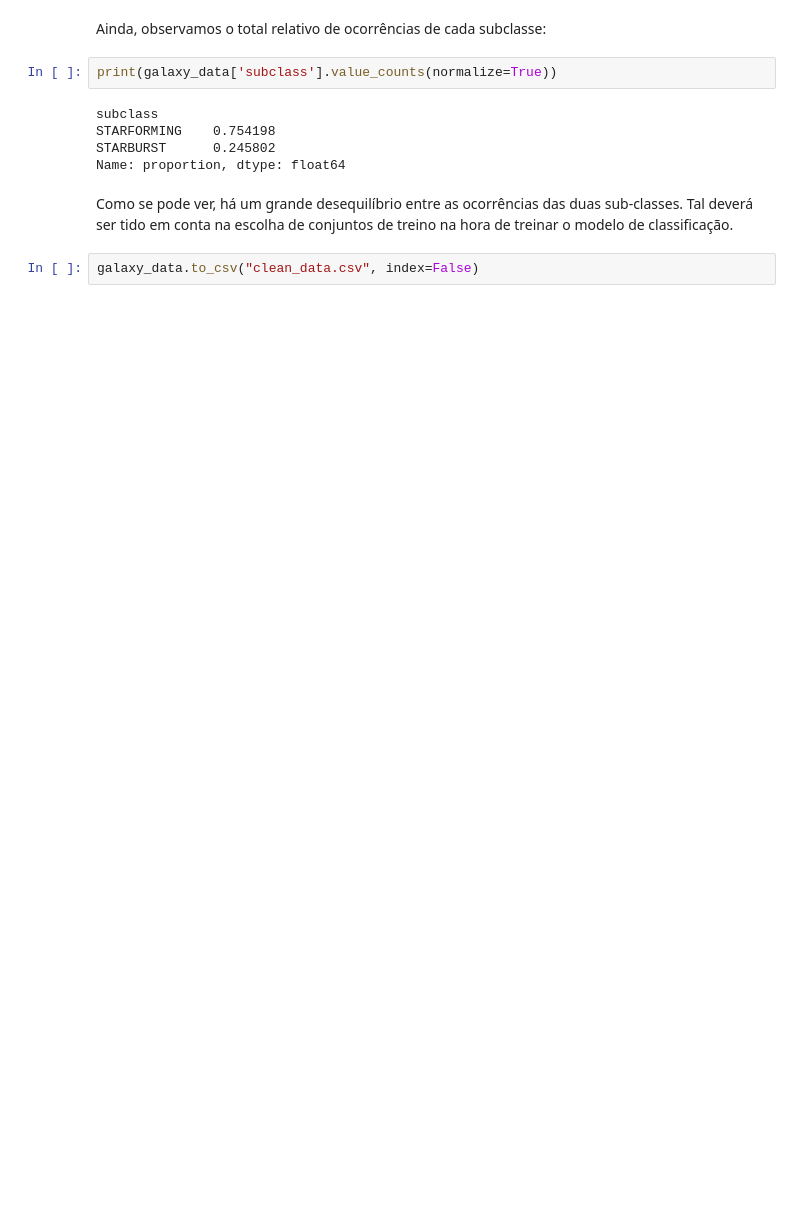
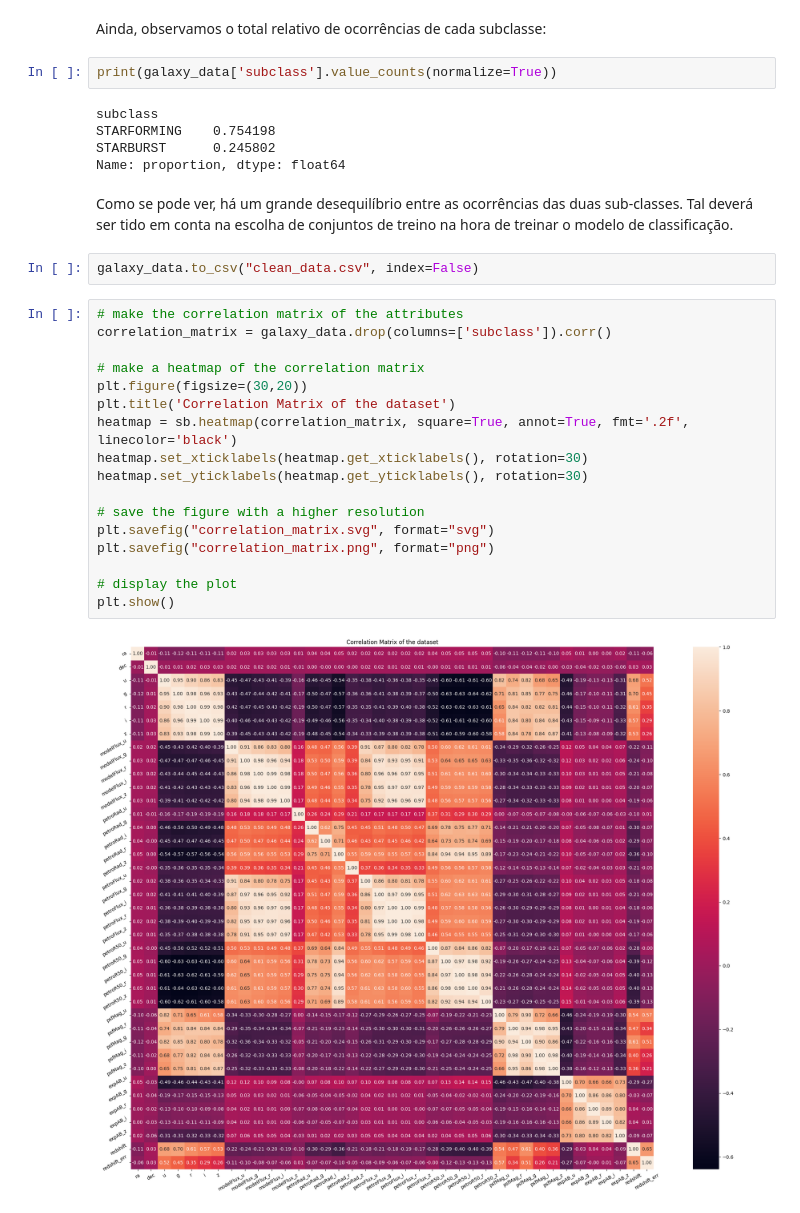
Before and after one commit to pedroojanuu/galaxy, a Jupyter notebook: data.ipynb, the cells around one changed output. Cells and saved outputs as stored; diff of their text form; blank space fills up the shorter version.

```diff
--- a/data.ipynb
+++ b/data.ipynb
@@ -112,3 +112,22 @@ Name: proportion, dtype: float64
 Como se pode ver, há um grande desequilíbrio entre as ocorrências das duas sub-classes. Tal deverá ser tido em conta na escolha de conjuntos de treino na hora de treinar o modelo de classificação.
 # %%
 galaxy_data.to_csv("clean_data.csv", index=False)
+# %%
+# make the correlation matrix of the attributes
+correlation_matrix = galaxy_data.drop(columns=['subclass']).corr()
+
+# make a heatmap of the correlation matrix
+plt.figure(figsize=(30,20))
+plt.title('Correlation Matrix of the dataset')
+heatmap = sb.heatmap(correlation_matrix, square=True, annot=True, fmt='.2f', linecolor='black')
+heatmap.set_xticklabels(heatmap.get_xticklabels(), rotation=30)
+heatmap.set_yticklabels(heatmap.get_yticklabels(), rotation=30)
+
+# save the figure with a higher resolution
+plt.savefig("correlation_matrix.svg", format="svg")
+plt.savefig("correlation_matrix.png", format="png")
+
+# display the plot
+plt.show()
+# %% [output]
+[figure, added]
```
Also changed, not shown: parts of 2 cells of this notebook, 1 other file.
